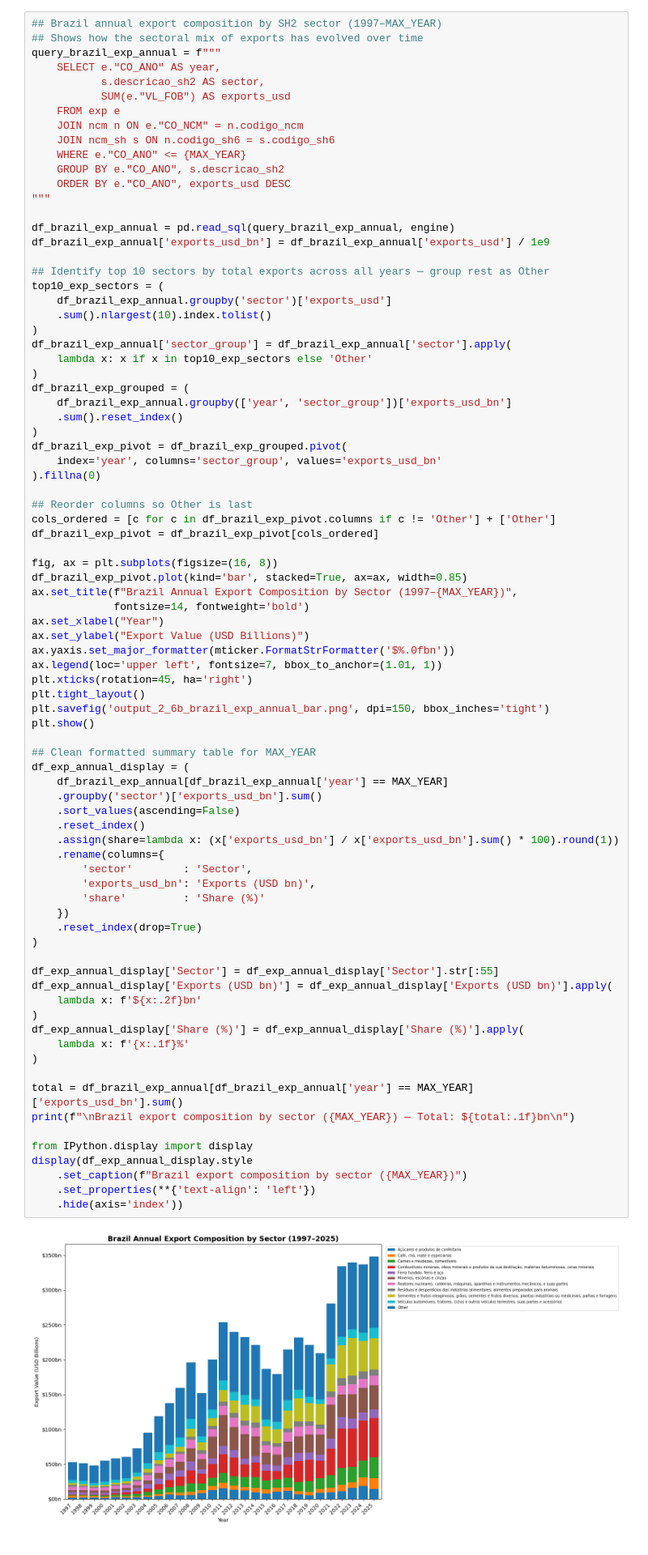
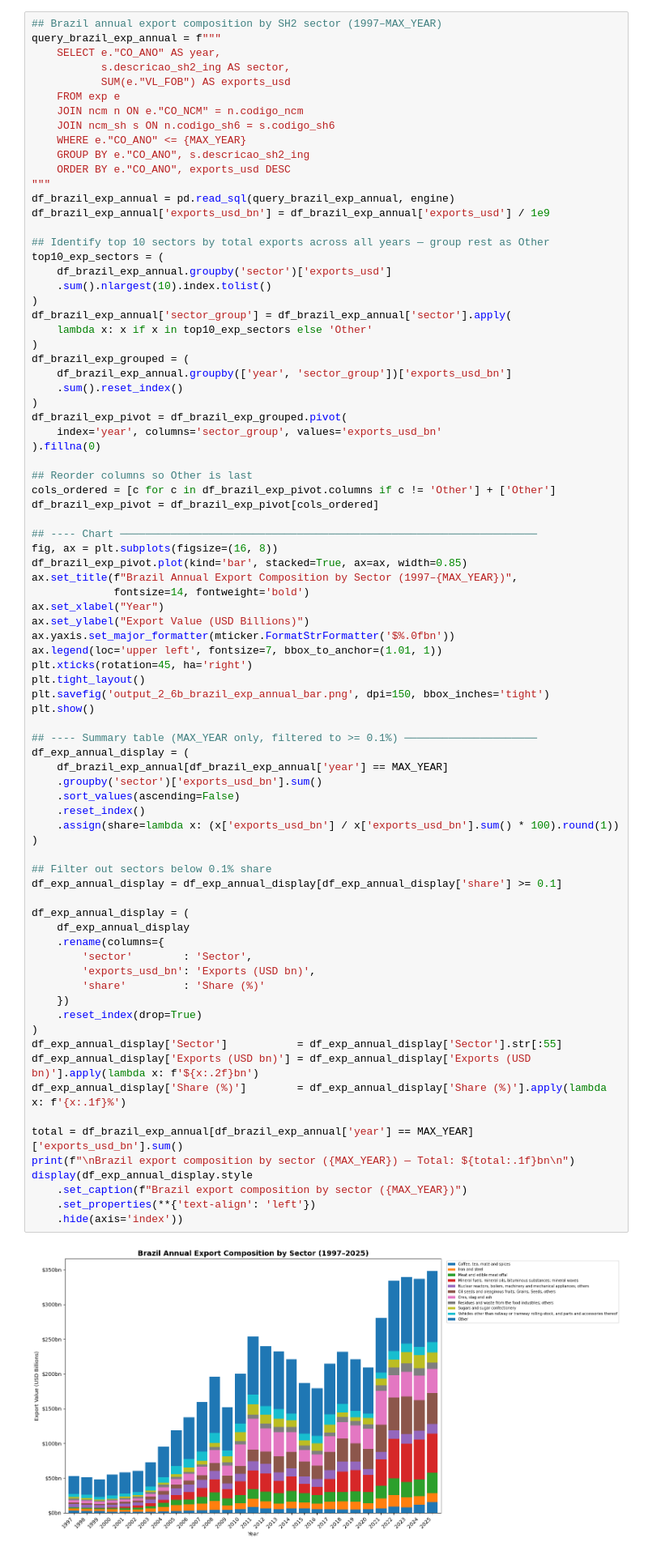
Before and after one commit to Eduardo-kohn/brazil-state-trade-analysis, a Jupyter notebook: SRC/Analysis/step2_state_competitiveness.ipynb, the cells around one changed output. Shown at 81% size. Drawn from its saved outputs; the diff is of its cells as text.

```diff
--- a/SRC/Analysis/step2_state_competitiveness.ipynb
+++ b/SRC/Analysis/step2_state_competitiveness.ipynb
@@ -1113,19 +1175,17 @@ Bahia, Mato Grosso do Sul, Maranhão and Pernambuco show hybrid profiles — one
 Identical structure to 2.6.3 but for imports — annual stacked bar chart showing Brazil total import value by SH2 sector from 1997 to 2025, revealing how the import product mix has shifted over time.
 # %%
 ## Brazil annual export composition by SH2 sector (1997–MAX_YEAR)
-## Shows how the sectoral mix of exports has evolved over time
 query_brazil_exp_annual = f"""
     SELECT e."CO_ANO" AS year,
-           s.descricao_sh2 AS sector,
+           s.descricao_sh2_ing AS sector,
            SUM(e."VL_FOB") AS exports_usd
     FROM exp e
     JOIN ncm n ON e."CO_NCM" = n.codigo_ncm
     JOIN ncm_sh s ON n.codigo_sh6 = s.codigo_sh6
     WHERE e."CO_ANO" <= {MAX_YEAR}
-    GROUP BY e."CO_ANO", s.descricao_sh2
+    GROUP BY e."CO_ANO", s.descricao_sh2_ing
     ORDER BY e."CO_ANO", exports_usd DESC
 """
-
 df_brazil_exp_annual = pd.read_sql(query_brazil_exp_annual, engine)
 df_brazil_exp_annual['exports_usd_bn'] = df_brazil_exp_annual['exports_usd'] / 1e9
 
@@ -1149,6 +1209,7 @@ df_brazil_exp_pivot = df_brazil_exp_grouped.pivot(
 cols_ordered = [c for c in df_brazil_exp_pivot.columns if c != 'Other'] + ['Other']
 df_brazil_exp_pivot = df_brazil_exp_pivot[cols_ordered]
 
+## ---- Chart ──────────────────────────────────────────────────────────────────
 fig, ax = plt.subplots(figsize=(16, 8))
 df_brazil_exp_pivot.plot(kind='bar', stacked=True, ax=ax, width=0.85)
 ax.set_title(f"Brazil Annual Export Composition by Sector (1997–{MAX_YEAR})",
@@ -1156,45 +1217,45 @@ ax.set_title(f"Brazil Annual Export Composition by Sector (1997–{MAX_YEAR})",
 ax.set_xlabel("Year")
 ax.set_ylabel("Export Value (USD Billions)")
 ax.yaxis.set_major_formatter(mticker.FormatStrFormatter('$%.0fbn'))
 ax.legend(loc='upper left', fontsize=7, bbox_to_anchor=(1.01, 1))
 plt.xticks(rotation=45, ha='right')
 plt.tight_layout()
 plt.savefig('output_2_6b_brazil_exp_annual_bar.png', dpi=150, bbox_inches='tight')
 plt.show()
 
-## Clean formatted summary table for MAX_YEAR
+## ---- Summary table (MAX_YEAR only, filtered to >= 0.1%) ─────────────────────
 df_exp_annual_display = (
     df_brazil_exp_annual[df_brazil_exp_annual['year'] == MAX_YEAR]
     .groupby('sector')['exports_usd_bn'].sum()
     .sort_values(ascending=False)
     .reset_index()
     .assign(share=lambda x: (x['exports_usd_bn'] / x['exports_usd_bn'].sum() * 100).round(1))
+)
+
+## Filter out sectors below 0.1% share
+df_exp_annual_display = df_exp_annual_display[df_exp_annual_display['share'] >= 0.1]
+
+df_exp_annual_display = (
+    df_exp_annual_display
     .rename(columns={
         'sector'        : 'Sector',
         'exports_usd_bn': 'Exports (USD bn)',
         'share'         : 'Share (%)'
     })
     .reset_index(drop=True)
 )
-
-df_exp_annual_display['Sector'] = df_exp_annual_display['Sector'].str[:55]
-df_exp_annual_display['Exports (USD bn)'] = df_exp_annual_display['Exports (USD bn)'].apply(
-    lambda x: f'${x:.2f}bn'
-)
-df_exp_annual_display['Share (%)'] = df_exp_annual_display['Share (%)'].apply(
-    lambda x: f'{x:.1f}%'
-)
+df_exp_annual_display['Sector']           = df_exp_annual_display['Sector'].str[:55]
+df_exp_annual_display['Exports (USD bn)'] = df_exp_annual_display['Exports (USD bn)'].apply(lambda x: f'${x:.2f}bn')
+df_exp_annual_display['Share (%)']        = df_exp_annual_display['Share (%)'].apply(lambda x: f'{x:.1f}%')
 
 total = df_brazil_exp_annual[df_brazil_exp_annual['year'] == MAX_YEAR]['exports_usd_bn'].sum()
 print(f"\nBrazil export composition by sector ({MAX_YEAR}) — Total: ${total:.1f}bn\n")
-
-from IPython.display import display
 display(df_exp_annual_display.style
     .set_caption(f"Brazil export composition by sector ({MAX_YEAR})")
     .set_properties(**{'text-align': 'left'})
     .hide(axis='index'))
 # %% [output]
-[figure, old version]
+[figure, new version]
 Brazil export composition by sector (2025) — Total: $348.3bn
 Brazil export composition by sector (2025)
 | Sector | Exports (USD bn) | Share (%) |
```
Also changed, not shown: parts of 34 cells of this notebook, 2 other files.
